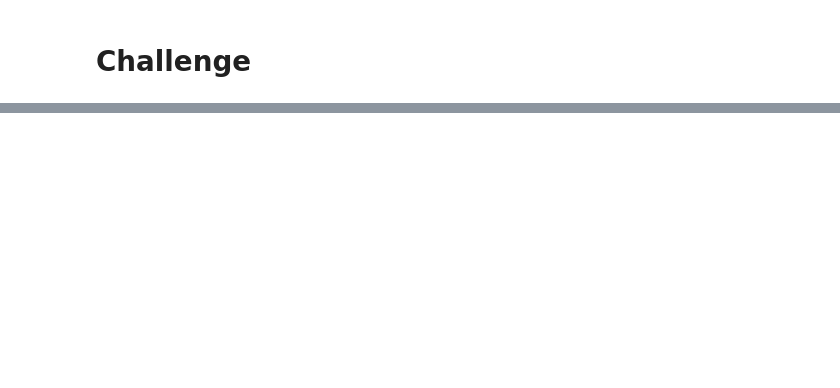
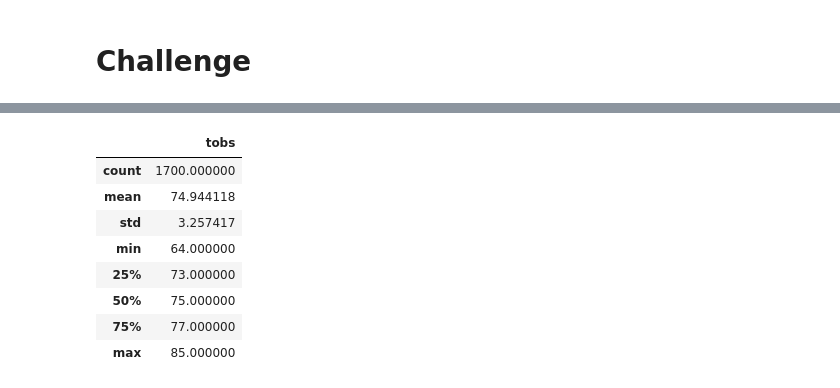
Before and after one commit to abhattac92/surfs_up, a Jupyter notebook: climate_analysis.ipynb, the cells around one changed output, grey strips where cells are left out. Saved outputs shown, nothing was run; the diff lists cells and outputs as text; code cells hidden in the pictures; blank space fills up the shorter version.

```diff
--- a/climate_analysis.ipynb
+++ b/climate_analysis.ipynb
@@ -105,0 +147,22 @@ filter(Measurement.station == 'USC00519281').all()
+# %%
+# Design a query to retrieve the June weather data and plot the results.
+# Perform a query to retrieve the data and precipitation scores
+june_tobs_data = session.query(Measurement.date, Measurement.tobs).\
+filter(extract('month', Measurement.date) == 6).all()
+# Save the query results as a Pandas DataFrame and set the index to the date column
+june_tobs_df = pd.DataFrame(june_tobs_data, columns=['date','tobs'])
+june_tobs_df.set_index(june_tobs_df['date'], inplace=True)
+# Sort the dataframe by date
+june_tobs_df = june_tobs_df.sort_index()
+# %%
+june_tobs_df.describe()
+# %% [output]
+|  | tobs |
+| count | 1700.000000 |
+| mean | 74.944118 |
+| std | 3.257417 |
+| min | 64.000000 |
+| 25% | 73.000000 |
+| 50% | 75.000000 |
+| 75% | 77.000000 |
+| max | 85.000000 |
```
Also changed, not shown: parts of 11 cells of this notebook.
